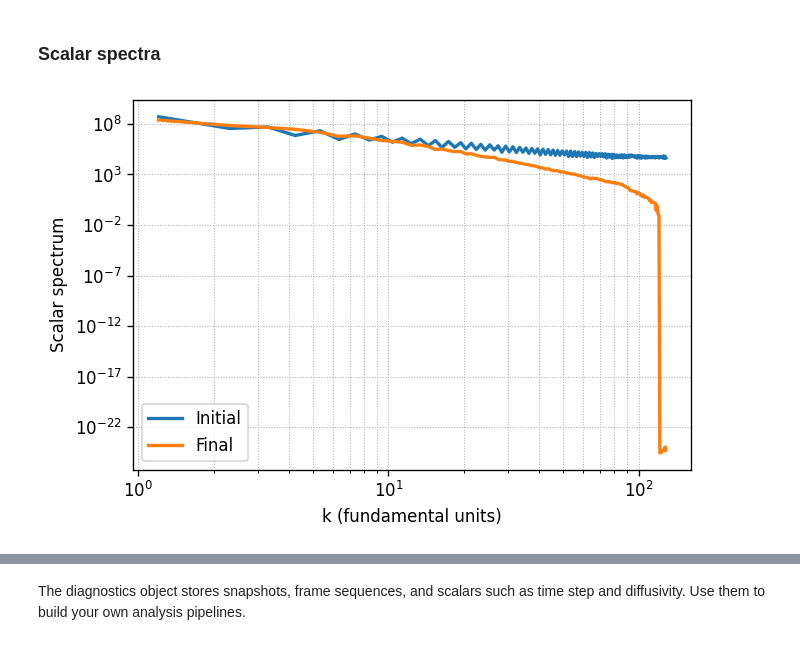
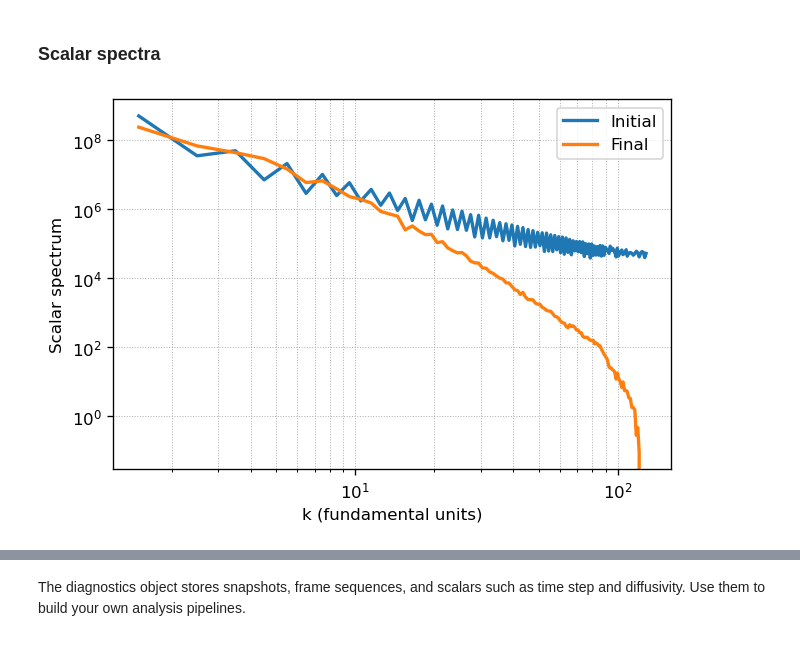
Before and after one commit to dfielding14/GeoFlowTracerLab, a Jupyter notebook: examples/02_scalar_advection.ipynb, the cells around one changed output, grey strips where cells are left out. Drawn from its saved outputs; the diff is of its cells as text; code cells hidden in the pictures.

```diff
--- a/examples/02_scalar_advection.ipynb
+++ b/examples/02_scalar_advection.ipynb
@@ -32,11 +32,13 @@ velocity_config = VelocityConfig(beta=5/3, urms=1.0, seed=11)
 ux, uy = api.generate_velocity(velocity_config)
 
 theta0 = api.circle_initial_condition(radius=0.25)
+
 scalar_config = ScalarConfig(
     peclet=500,
     t_end=0.3,
     save_every=20,
     mean_grad=(0.0, 0.0),
+    method='spectral',
 )
 theta_final, diagnostics = api.evolve_scalar(theta0, ux, uy, scalar_config, verbose=False)
 # %% [markdown]
@@ -96,15 +112,15 @@ Scalar dissipation rate chi = 1.812e-01
 # %% [markdown]
 ### Scalar spectra
 # %%
-k_init, E_init = api.scalar_spectrum(theta0)
-k_final, E_final = api.scalar_spectrum(theta_final)
+spec_init = api.scalar_spectrum(theta0)
+spec_final = api.scalar_spectrum(theta_final)
 plt.figure(figsize=(6, 4), dpi=120)
-plt.loglog(k_init, E_init, label='Initial', lw=2)
-plt.loglog(k_final, E_final, label='Final', lw=2)
+plt.loglog(spec_init.k, spec_init.Pk, label='Initial', lw=2)
+plt.loglog(spec_final.k, spec_final.Pk, label='Final', lw=2)
 plt.xlabel('k (fundamental units)')
 plt.ylabel('Scalar spectrum')
 plt.grid(True, which='both', ls=':', lw=0.6)
 plt.legend()
 plt.show()
 # %% [output]
-[figure, old version]
+[figure, new version]
```
Also changed, not shown: parts of 3 cells of this notebook, 1 other file.
